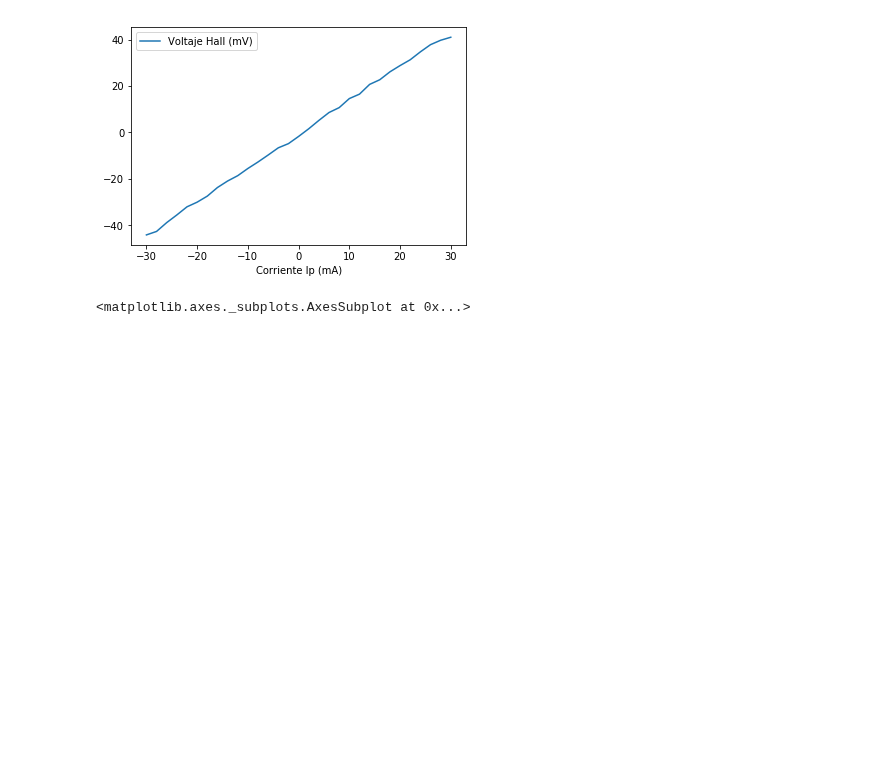
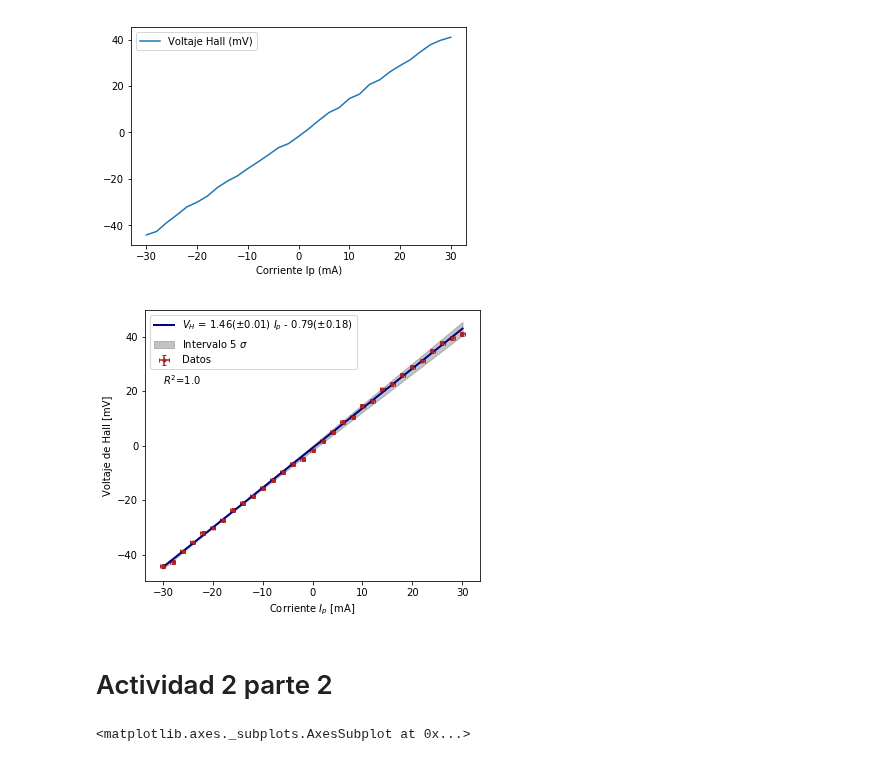
Before and after one commit to jamontanac/Laboratorio-Avanzado, a Jupyter notebook: Hall_Effect/Analisis.ipynb, the cells around one changed output. Saved outputs shown, nothing was run; the diff lists cells and outputs as text; code cells hidden in the pictures; blank space fills up the shorter version.

Commit message:
nuevas figuras y analisis

```diff
--- a/Hall_Effect/Analisis.ipynb
+++ b/Hall_Effect/Analisis.ipynb
@@ -128,6 +128,53 @@ Act_2_1.plot(x="Corriente Ip (mA)",y="Voltaje Hall (mV)")
 # %% [output]
 <matplotlib.axes._subplots.AxesSubplot at 0x...>
 [figure]
+# %%
+def model(p,x):
+    a,b=p
+    return a*x+b
+x_obs = np.array(Act_2_1["Corriente Ip (mA)"])
+y_obs = np.array(Act_2_1["Voltaje Hall (mV)"])
+y_err = np.ones(len(x_obs))*0.7
+x_err = np.ones(len(x_obs))*0.5
+linear = odr.Model(model)
+mydata = odr.RealData(x_obs, y_obs, sx=x_err, sy=y_err) # crea el objeto de datos con desviacion estandar en x y y
+myodr = odr.ODR(mydata, linear, beta0=[1.46, 1.]) # se crea la clase para hacer el fit con valores iniciales de los parametros
+myoutput = myodr.run()# se corre la regresion
+popt = myoutput.beta
+#perr = myoutput.sd_beta
+pcov= myoutput.cov_beta
+perr=np.sqrt(np.diag(pcov))
+R_2=np.abs(pcov[1,0]/np.sqrt(pcov[0,0]*pcov[1,1]))
+# %%
+nstd = 5.0 #Dibujar 5 sigma
+popt_up = popt + nstd*perr
+popt_dw = popt - nstd*perr
+x_fit = np.linspace(min(x_obs)-0.05, max(x_obs)+0.05, 100)
+fit = model(popt, x_fit)
+fit_up = model(popt_up, x_fit)
+fit_dw= model(popt_dw, x_fit)
+# %%
+plt.figure(figsize=(6,5))
+plt.rcParams["font.size"]= 10
+plt.errorbar(x_obs, y_obs, yerr=y_err, xerr=x_err,capsize=2,fmt=".",color="firebrick", label="Datos",ecolor="firebrick")
+#plt.xlabel("Corriente bobina [mA]", fontsize=18)
+#plt.ylabel("Campo magnetico(mT)", fontsize=18)
+plt.xlabel(r"Corriente $I_p$ [mA]")
+plt.ylabel("Voltaje de Hall [mV]")
+#plt.title("fit with error on both axis", fontsize=18)
+plt.plot(x_fit, fit, "navy", lw=2, label=r"$V_H$ = {}($\pm${}) $I_p$ {} {}($\pm${})".format(round(popt[0],2),
+                                                                                    round(perr[0],2),"+" if popt[1]>0 else "-",
+                                                                                    round(np.abs(popt[1]),2),round(perr[1],2)))
+plt.fill_between(x_fit, fit_up, fit_dw, alpha=.4,color="dimgray", label=r"Intervalo {} $\sigma$".format(int(nstd)))
+#plt.legend(loc="best",fontsize=18)
+plt.text(min(x_obs), 0.55*max(y_obs), r'$R^2$={}'.format(round(1-R_2,5)))
+plt.legend(loc="best")
+plt.savefig("Figuras/Voltaje_hall_ip.png")
+plt.show()
+# %% [output]
+[figure, added]
+# %% [markdown]
+# Actividad 2 parte 2
 # %%
 Act_2_2=pd.read_excel(archivo,sheet_name='Actividad_2_parte_2')
 # %%
```
Also changed, not shown: parts of 13 cells of this notebook, 4 other files.
